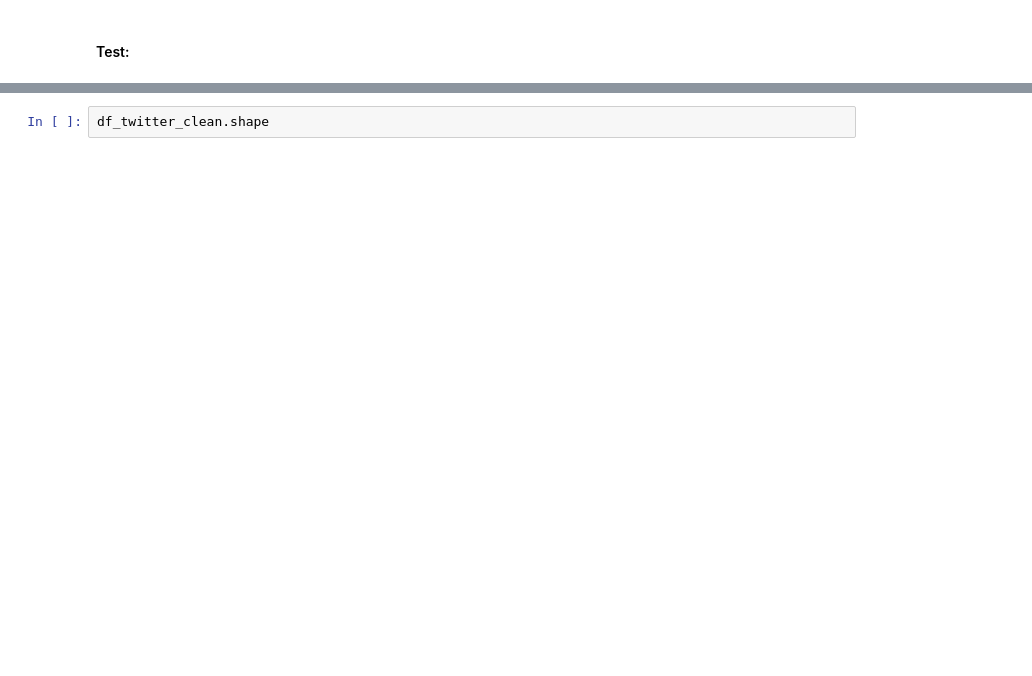
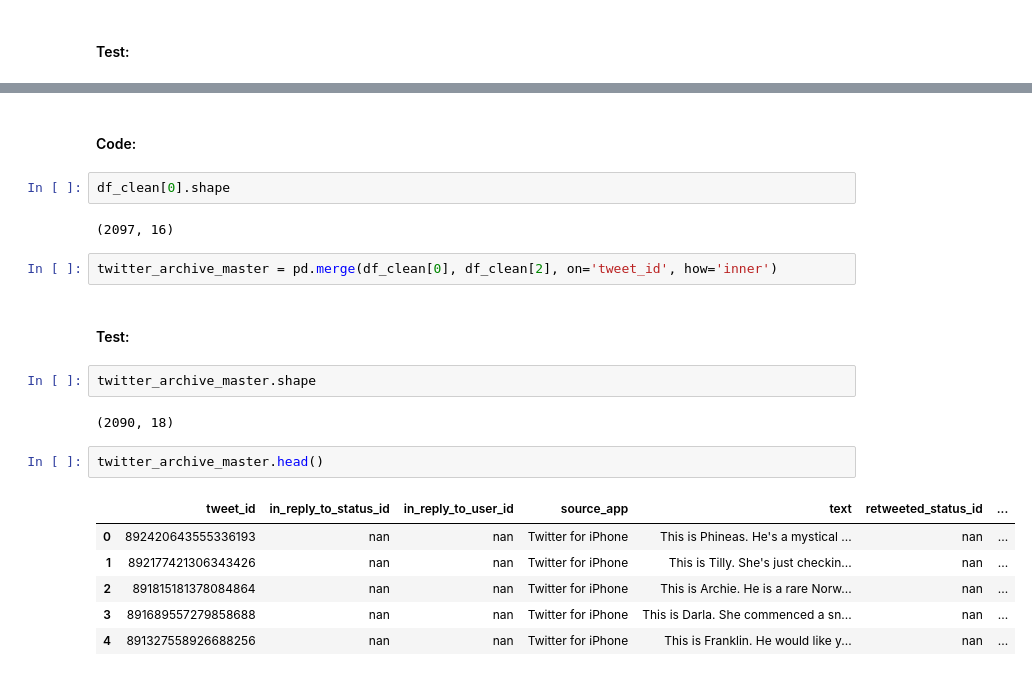
Before and after one commit to JCalaunan/PRJ_Wrangle-Twitter, a Jupyter notebook: wrangle_act.ipynb, the cells around one changed output, grey strips where cells are left out. Saved outputs shown, nothing was run; the diff lists cells and outputs as text; blank space fills up the shorter version.

```diff
--- a/wrangle_act.ipynb
+++ b/wrangle_act.ipynb
@@ -1569,3 +1852,24 @@ df_twitter_clean = pd.merge(df_clean[0], df_clean[2], on='tweet_id', how='inner'
+# %% [markdown]
+#### Code:
+# %%
+df_clean[0].shape
+# %% [output]
+(2097, 16)
+# %%
+twitter_archive_master = pd.merge(df_clean[0], df_clean[2], on='tweet_id', how='inner')
+# %% [markdown]
+#### Test:
 # %%
-df_twitter_clean.shape
+twitter_archive_master.shape
+# %% [output]
+(2090, 18)
+# %%
+twitter_archive_master.head()
+# %% [output]
+|  | tweet_id | in_reply_to_status_id | in_reply_to_user_id | source_app | text | retweeted_status_id | ... |
+| 0 | 892420643555336193 | nan | nan | Twitter for iPhone | This is Phineas. He's a mystical ... | nan | ... |
+| 1 | 892177421306343426 | nan | nan | Twitter for iPhone | This is Tilly. She's just checkin... | nan | ... |
+| 2 | 891815181378084864 | nan | nan | Twitter for iPhone | This is Archie. He is a rare Norw... | nan | ... |
+| 3 | 891689557279858688 | nan | nan | Twitter for iPhone | This is Darla. She commenced a sn... | nan | ... |
+| 4 | 891327558926688256 | nan | nan | Twitter for iPhone | This is Franklin. He would like y... | nan | ... |
 # %%
```
Also changed, not shown: parts of 127 cells of this notebook, 17 other files.
